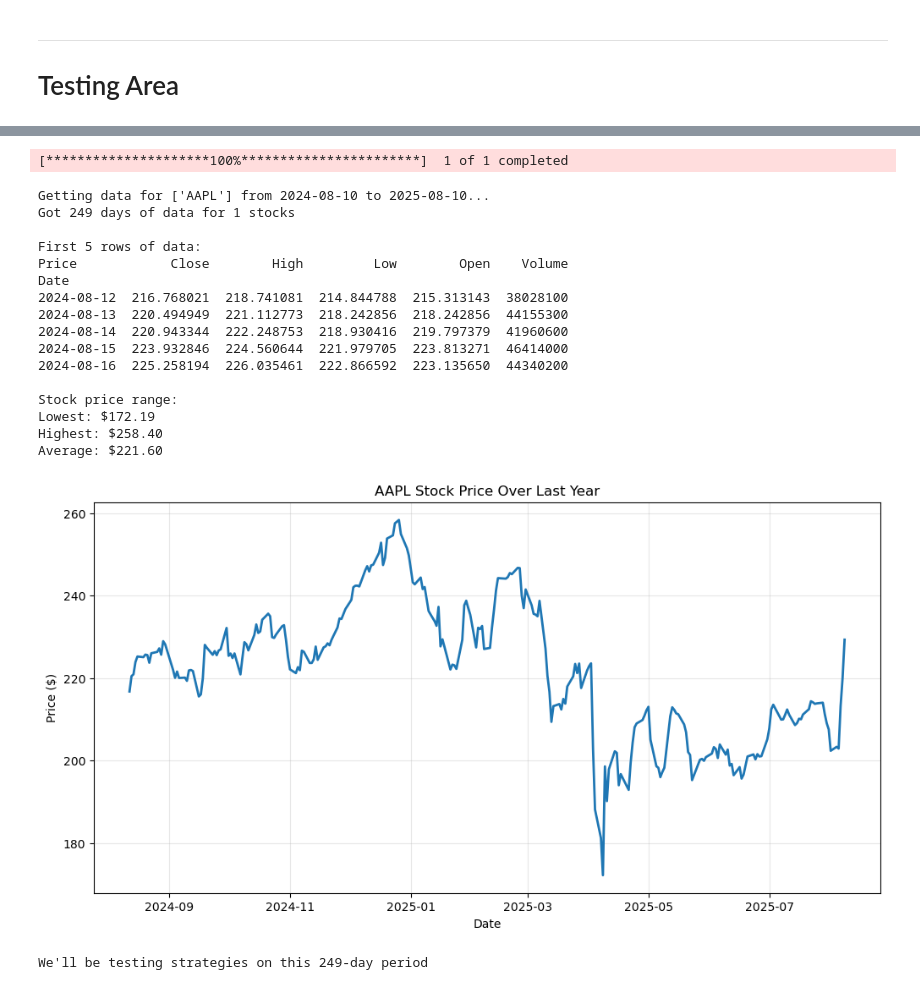
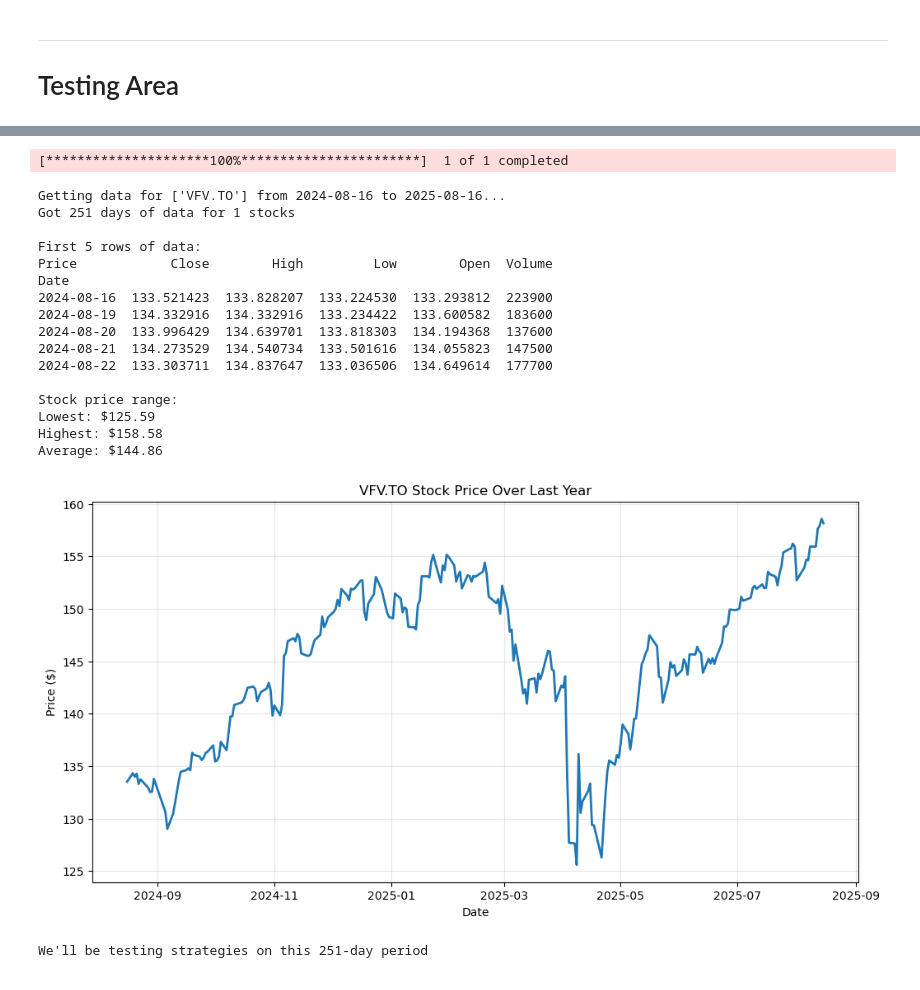
Before and after one commit to Lippmant/Simple-backtesting-trade-strategies, a Jupyter notebook: 1.Buying_the_dip.ipynb, the cells around one changed output, grey strips where cells are left out. Saved outputs shown, nothing was run; the diff lists cells and outputs as text; code cells hidden in the pictures.

```diff
--- a/1.Buying_the_dip.ipynb
+++ b/1.Buying_the_dip.ipynb
@@ -153,10 +122,10 @@ plt.show()
+# %%
+#variable initialization
+end_date = datetime.now()
+start_date = end_date - timedelta(days=365)
+symbol = 'VFV.TO'
 # %%
 # Testing Function 1
-# Let's get Apple stock data for the last year
-end_date = datetime.now()
-start_date = end_date - timedelta(days=365)
-symbol = 'AAPL'
-
 data = get_stocks_data(symbol, start_date.strftime('%Y-%m-%d'), end_date.strftime('%Y-%m-%d'))
 
 # Explore the data
@@ -169,33 +138,27 @@ print(f"Highest: ${data['Close'].max():.2f}")
 print(f"Average: ${data['Close'].mean():.2f}")
 # %% [output]
 [*********************100%***********************]  1 of 1 completed
-Getting data for ['AAPL'] from 2024-08-10 to 2025-08-10...
-Got 249 days of data for 1 stocks
+Getting data for ['VFV.TO'] from 2024-08-16 to 2025-08-16...
+Got 251 days of data for 1 stocks
 
 First 5 rows of data:
-Price            Close        High         Low        Open    Volume
+Price            Close        High         Low        Open  Volume
 Date
-2024-08-12  216.768021  218.741081  214.844788  215.313143  38028100
-2024-08-13  220.494949  221.112773  218.242856  218.242856  44155300
-2024-08-14  220.943344  222.248753  218.930416  219.797379  41960600
-2024-08-15  223.932846  224.560644  221.979705  223.813271  46414000
-2024-08-16  225.258194  226.035461  222.866592  223.135650  44340200
+2024-08-16  133.521423  133.828207  133.224530  133.293812  223900
+2024-08-19  134.332916  134.332916  133.234422  133.600582  183600
+2024-08-20  133.996429  134.639701  133.818303  134.194368  137600
+2024-08-21  134.273529  134.540734  133.501616  134.055823  147500
+2024-08-22  133.303711  134.837647  133.036506  134.649614  177700
 
 Stock price range:
-Lowest: $172.19
-Highest: $258.40
-Average: $221.60
+Lowest: $125.59
+Highest: $158.58
+Average: $144.86
 # %%
 ## Plotting Function 1: Plot Stock Price to See What We're Working With
-plt.figure(figsize=(12, 6))
-plt.plot(data.index, data['Close'], linewidth=2)
-plt.title(f'{symbol} Stock Price Over Last Year')
-plt.xlabel('Date')
-plt.ylabel('Price ($)')
-plt.grid(True, alpha=0.3)
-plt.show()
+plot_stock_data(data, symbol)
 
 print(f"We'll be testing strategies on this {len(data)}-day period")
 # %% [output]
-[figure, old version]
+[figure, new version]
-We'll be testing strategies on this 249-day period
+We'll be testing strategies on this 251-day period
```
Also changed, not shown: parts of 9 cells of this notebook.
